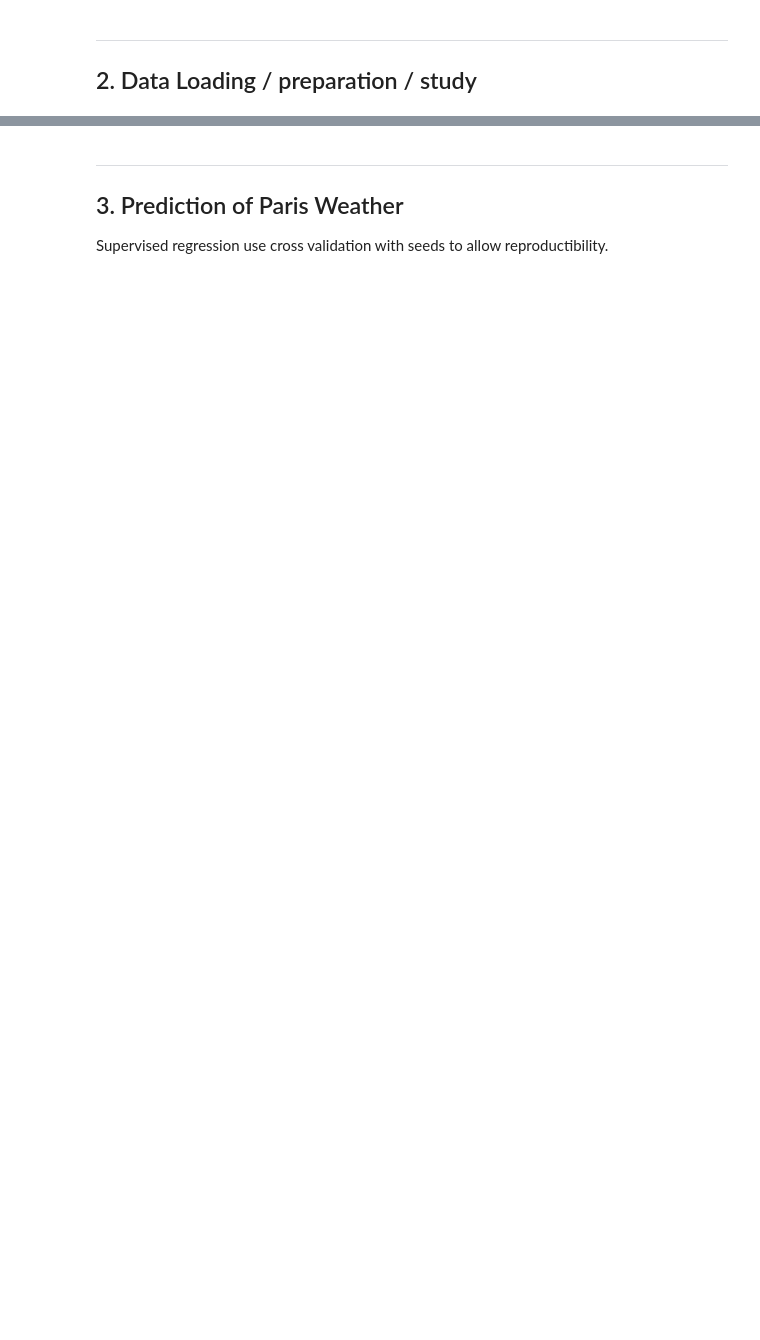
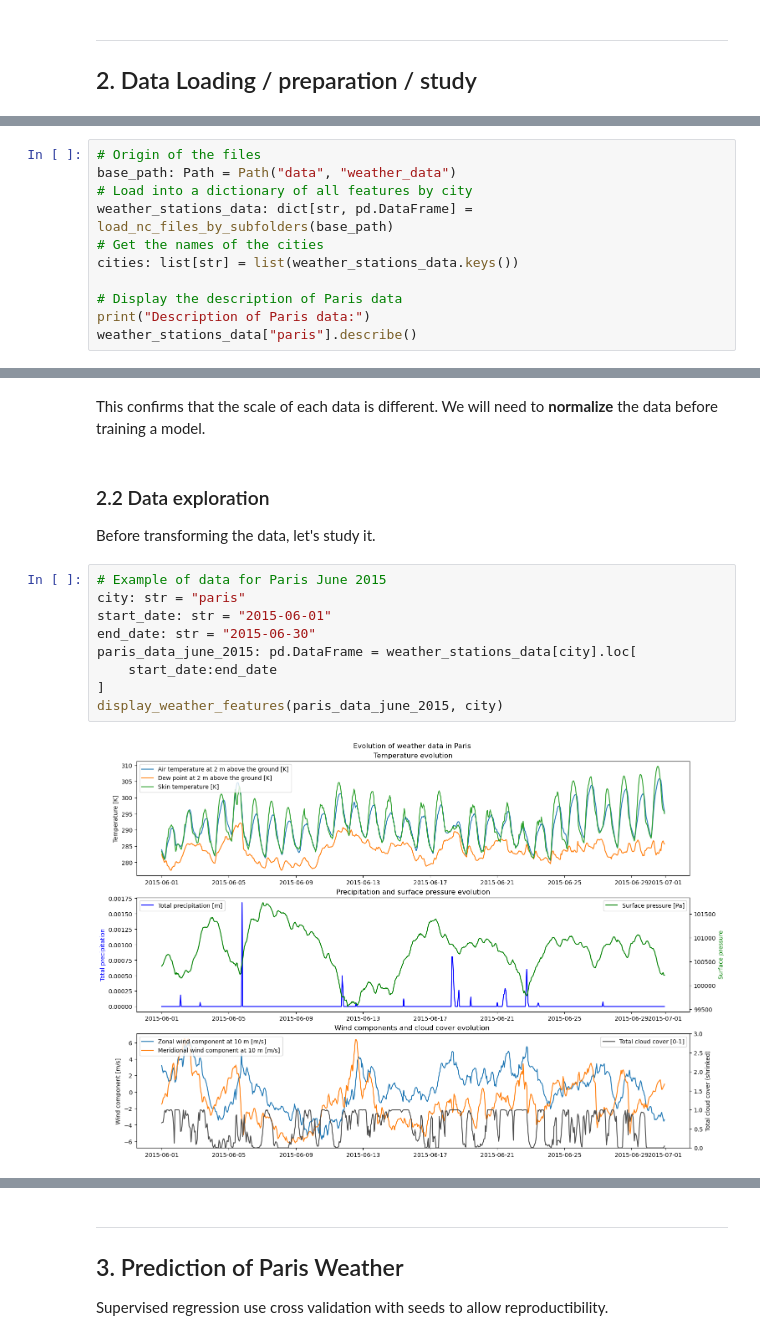
Before and after one commit to waddason/ML_ClimateEnergy_project2024, a Jupyter notebook: Main.ipynb, the cells around one changed output, grey strips where cells are left out. Cells and saved outputs as stored; diff of their text form; blank space fills up the shorter version.

```diff
--- a/Main.ipynb
+++ b/Main.ipynb
@@ -109,0 +138,11 @@ Some datasets were prepared in DataFrame format:
+# %%
+# Origin of the files
+base_path: Path = Path("data", "weather_data")
+# Load into a dictionary of all features by city
+weather_stations_data: dict[str, pd.DataFrame] = load_nc_files_by_subfolders(base_path)
+# Get the names of the cities
+cities: list[str] = list(weather_stations_data.keys())
+
+# Display the description of Paris data
+print("Description of Paris data:")
+weather_stations_data["paris"].describe()
@@ -109,0 +160,16 @@ Some datasets were prepared in DataFrame format:
+# %% [markdown]
+This confirms that the scale of each data is different. We will need to **normalize** the data before training a model.
+# %% [markdown]
+### 2.2 Data exploration
+Before transforming the data, let's study it.
+# %%
+# Example of data for Paris June 2015
+city: str = "paris"
+start_date: str = "2015-06-01"
+end_date: str = "2015-06-30"
+paris_data_june_2015: pd.DataFrame = weather_stations_data[city].loc[
+    start_date:end_date
+]
+display_weather_features(paris_data_june_2015, city)
+# %% [output]
+[figure, added]
```
Also changed, not shown: parts of 42 cells of this notebook, 5 other files.
